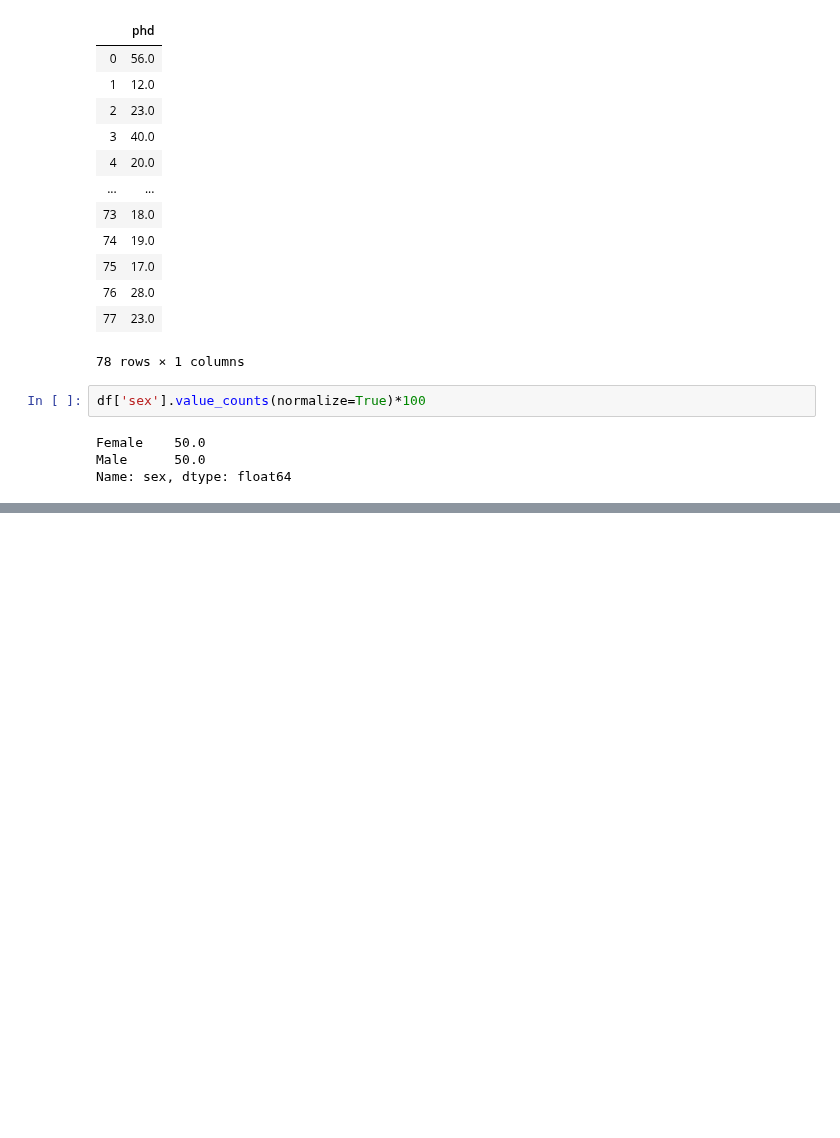
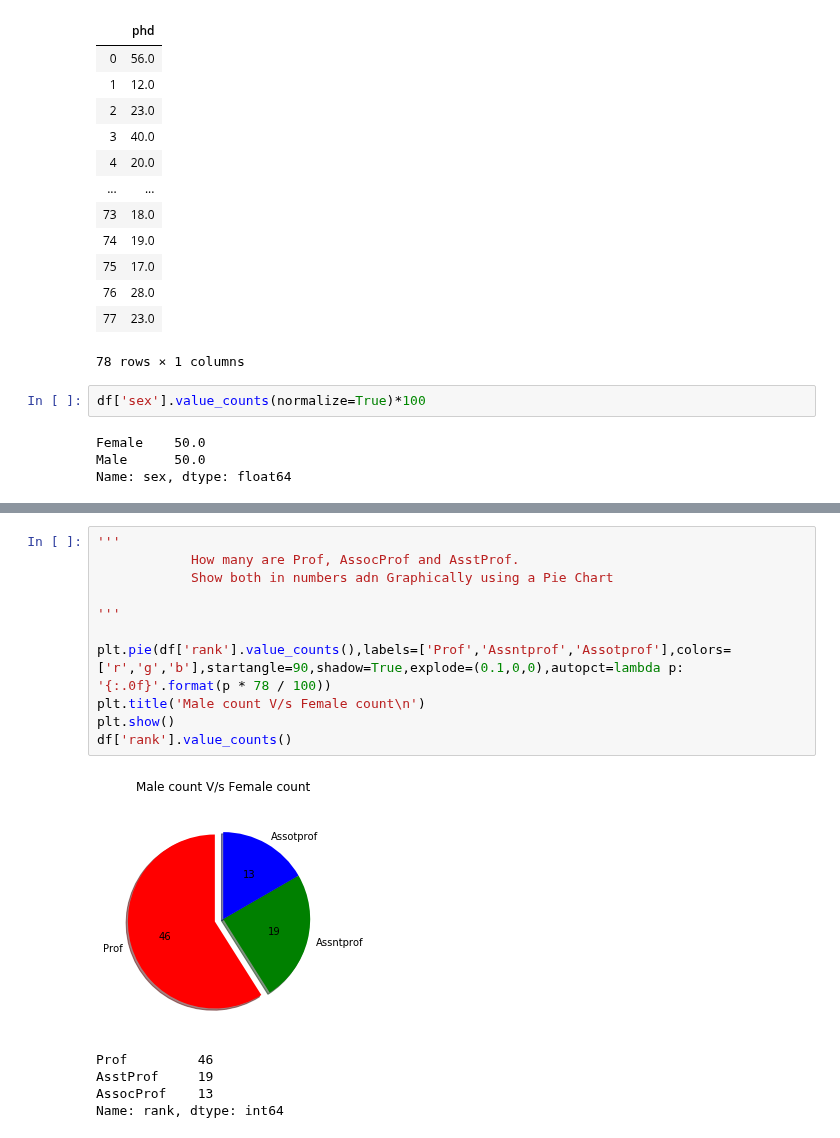
Before and after one commit to Yogendra3112/data_science, a Jupyter notebook: Pandas.ipynb, the cells around one changed output, grey strips where cells are left out. Saved outputs shown, nothing was run; the diff lists cells and outputs as text; blank space fills up the shorter version.

```diff
--- a/Pandas.ipynb
+++ b/Pandas.ipynb
@@ -1219,0 +1217,17 @@ plt.pyplot.pie(df['sex'].value_counts(),labels=['male','female'],autopct='%1.1f%
+# %%
+'''
+            How many are Prof, AssocProf and AsstProf.
+            Show both in numbers adn Graphically using a Pie Chart
+
+'''
+
+plt.pie(df['rank'].value_counts(),labels=['Prof','Assntprof','Assotprof'],colors=['r','g','b'],startangle=90,shadow=True,explode=(0.1,0,0),autopct=lambda p: '{:.0f}'.format(p * 78 / 100))
+plt.title('Male count V/s Female count\n')
+plt.show()
+df['rank'].value_counts()
+# %% [output]
+[figure, added]
+Prof         46
+AsstProf     19
+AssocProf    13
+Name: rank, dtype: int64
```
Also changed, not shown: parts of 8 cells of this notebook.
